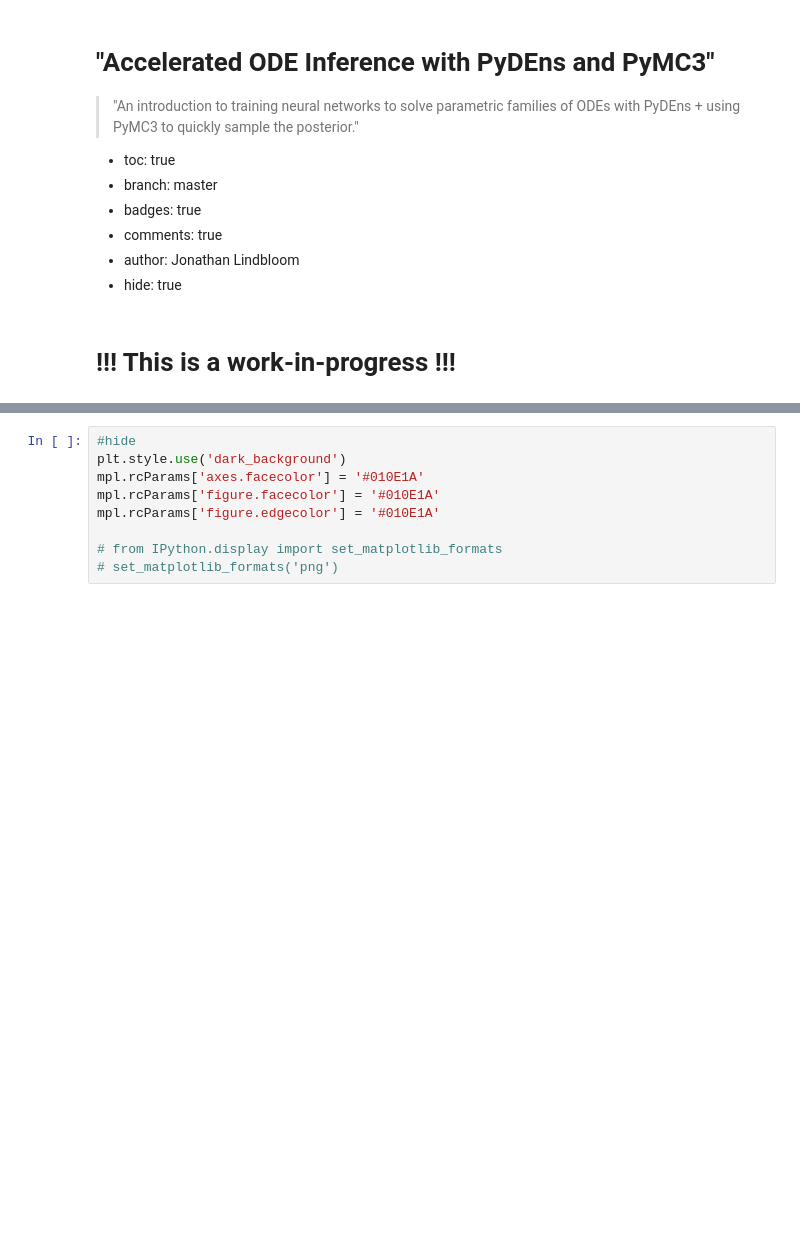
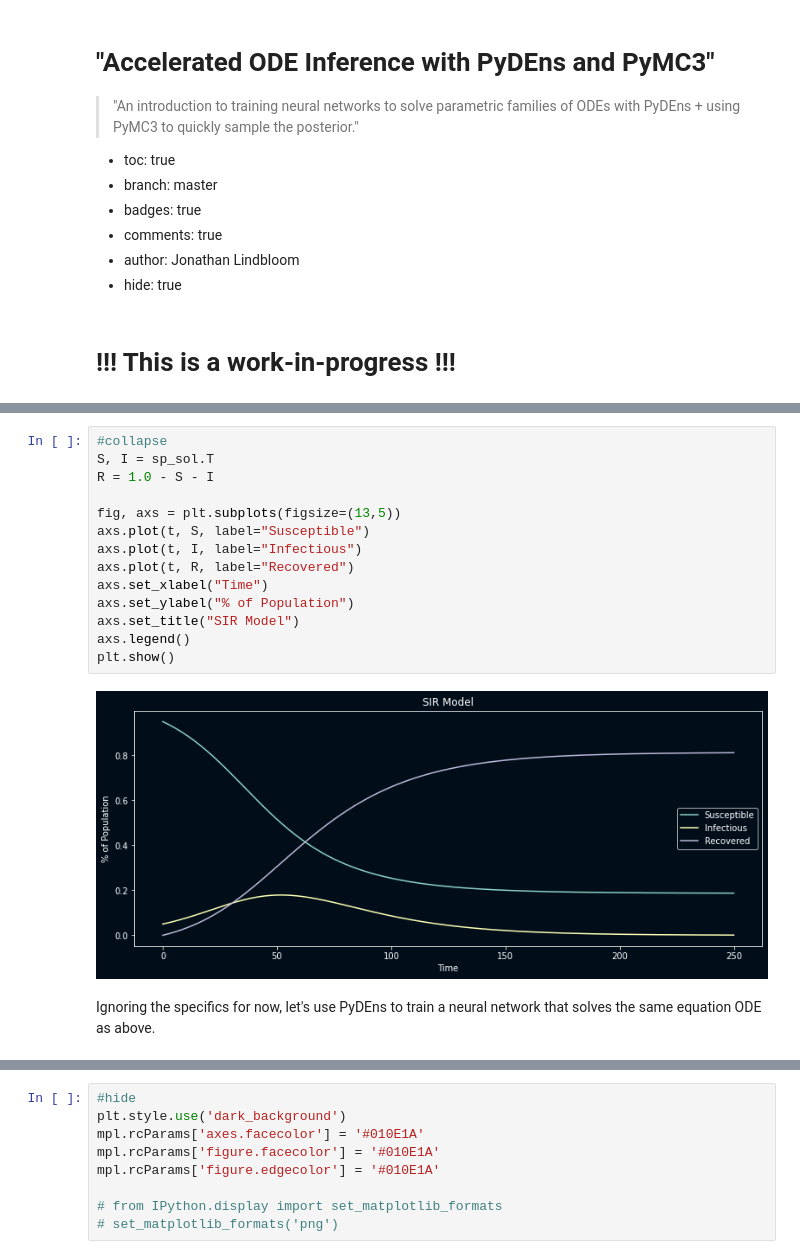
Before and after one commit to jlindbloom/qed404, a Jupyter notebook: _notebooks/2021-01-01-ode-inference-with-pydens-and-pymc3.ipynb, the cells around one changed output, grey strips where cells are left out. Cells and saved outputs as stored; diff of their text form; blank space fills up the shorter version.

```diff
--- a/_notebooks/2021-01-01-ode-inference-with-pydens-and-pymc3.ipynb
+++ b/_notebooks/2021-01-01-ode-inference-with-pydens-and-pymc3.ipynb
@@ -54,0 +176,18 @@ where $\alpha, \beta, \gamma, \delta > 0$. Here $y(t)$ and $x(t)$ represent the
+# %%
+#collapse
+S, I = sp_sol.T
+R = 1.0 - S - I
+
+fig, axs = plt.subplots(figsize=(13,5))
+axs.plot(t, S, label="Susceptible")
+axs.plot(t, I, label="Infectious")
+axs.plot(t, R, label="Recovered")
+axs.set_xlabel("Time")
+axs.set_ylabel("% of Population")
+axs.set_title("SIR Model")
+axs.legend()
+plt.show()
+# %% [output]
+[figure, added]
+# %% [markdown]
+Ignoring the specifics for now, let's use PyDEns to train a neural network that solves the same equation ODE as above.
```
Also changed, not shown: parts of 41 cells of this notebook, 2 other files.
